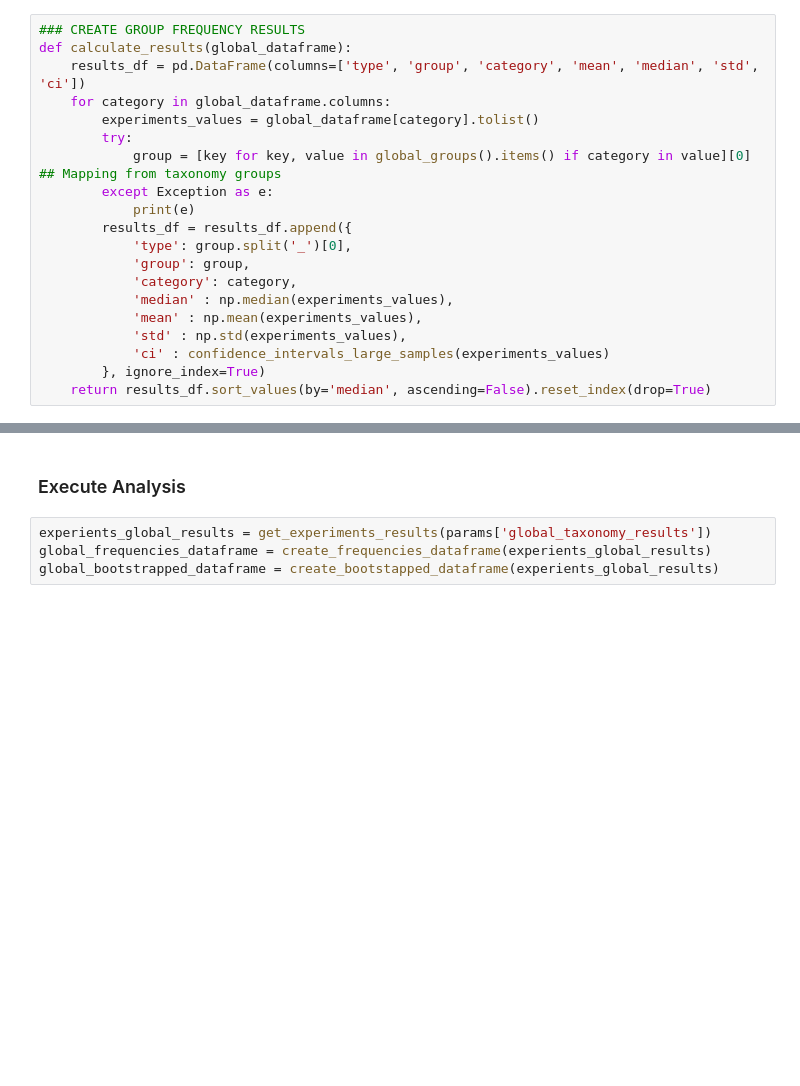
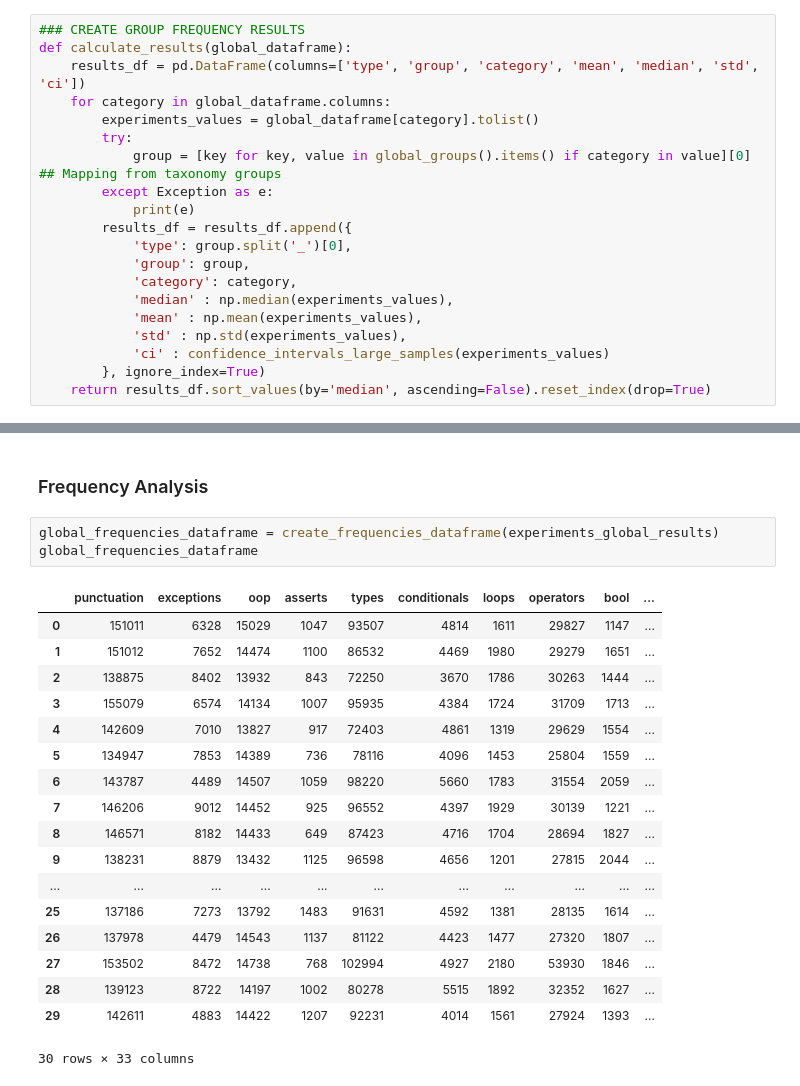
Before and after one commit to WM-SEMERU/code-rationales, a Jupyter notebook: nbs/05_quantitative_analysis.ipynb, the cells around one changed output, grey strips where cells are left out. Drawn from its saved outputs; the diff is of its cells as text; blank space fills up the shorter version.

```diff
--- a/nbs/05_quantitative_analysis.ipynb
+++ b/nbs/05_quantitative_analysis.ipynb
@@ -163,6 +260,24 @@ def calculate_results(global_dataframe):
 # %% [markdown]
-### Execute Analysis
+### Frequency Analysis
-# %%
-experients_global_results = get_experiments_results(params['global_taxonomy_results'])
-global_frequencies_dataframe = create_frequencies_dataframe(experients_global_results)
-global_bootstrapped_dataframe = create_bootstapped_dataframe(experients_global_results)
+# %%
+global_frequencies_dataframe = create_frequencies_dataframe(experiments_global_results)
+global_frequencies_dataframe
+# %% [output]
+|  | punctuation | exceptions | oop | asserts | types | conditionals | loops | operators | bool | ... |
+| 0 | 151011 | 6328 | 15029 | 1047 | 93507 | 4814 | 1611 | 29827 | 1147 | ... |
+| 1 | 151012 | 7652 | 14474 | 1100 | 86532 | 4469 | 1980 | 29279 | 1651 | ... |
+| 2 | 138875 | 8402 | 13932 | 843 | 72250 | 3670 | 1786 | 30263 | 1444 | ... |
+| 3 | 155079 | 6574 | 14134 | 1007 | 95935 | 4384 | 1724 | 31709 | 1713 | ... |
+| 4 | 142609 | 7010 | 13827 | 917 | 72403 | 4861 | 1319 | 29629 | 1554 | ... |
+| 5 | 134947 | 7853 | 14389 | 736 | 78116 | 4096 | 1453 | 25804 | 1559 | ... |
+| 6 | 143787 | 4489 | 14507 | 1059 | 98220 | 5660 | 1783 | 31554 | 2059 | ... |
+| 7 | 146206 | 9012 | 14452 | 925 | 96552 | 4397 | 1929 | 30139 | 1221 | ... |
+| 8 | 146571 | 8182 | 14433 | 649 | 87423 | 4716 | 1704 | 28694 | 1827 | ... |
+| 9 | 138231 | 8879 | 13432 | 1125 | 96598 | 4656 | 1201 | 27815 | 2044 | ... |
+| ... | ... | ... | ... | ... | ... | ... | ... | ... | ... | ... |
+| 25 | 137186 | 7273 | 13792 | 1483 | 91631 | 4592 | 1381 | 28135 | 1614 | ... |
+| 26 | 137978 | 4479 | 14543 | 1137 | 81122 | 4423 | 1477 | 27320 | 1807 | ... |
+| 27 | 153502 | 8472 | 14738 | 768 | 102994 | 4927 | 2180 | 53930 | 1846 | ... |
+| 28 | 139123 | 8722 | 14197 | 1002 | 80278 | 5515 | 1892 | 32352 | 1627 | ... |
+| 29 | 142611 | 4883 | 14422 | 1207 | 92231 | 4014 | 1561 | 27924 | 1393 | ... |
+30 rows × 33 columns
```
Also changed, not shown: parts of 31 cells of this notebook, 7 other files.
